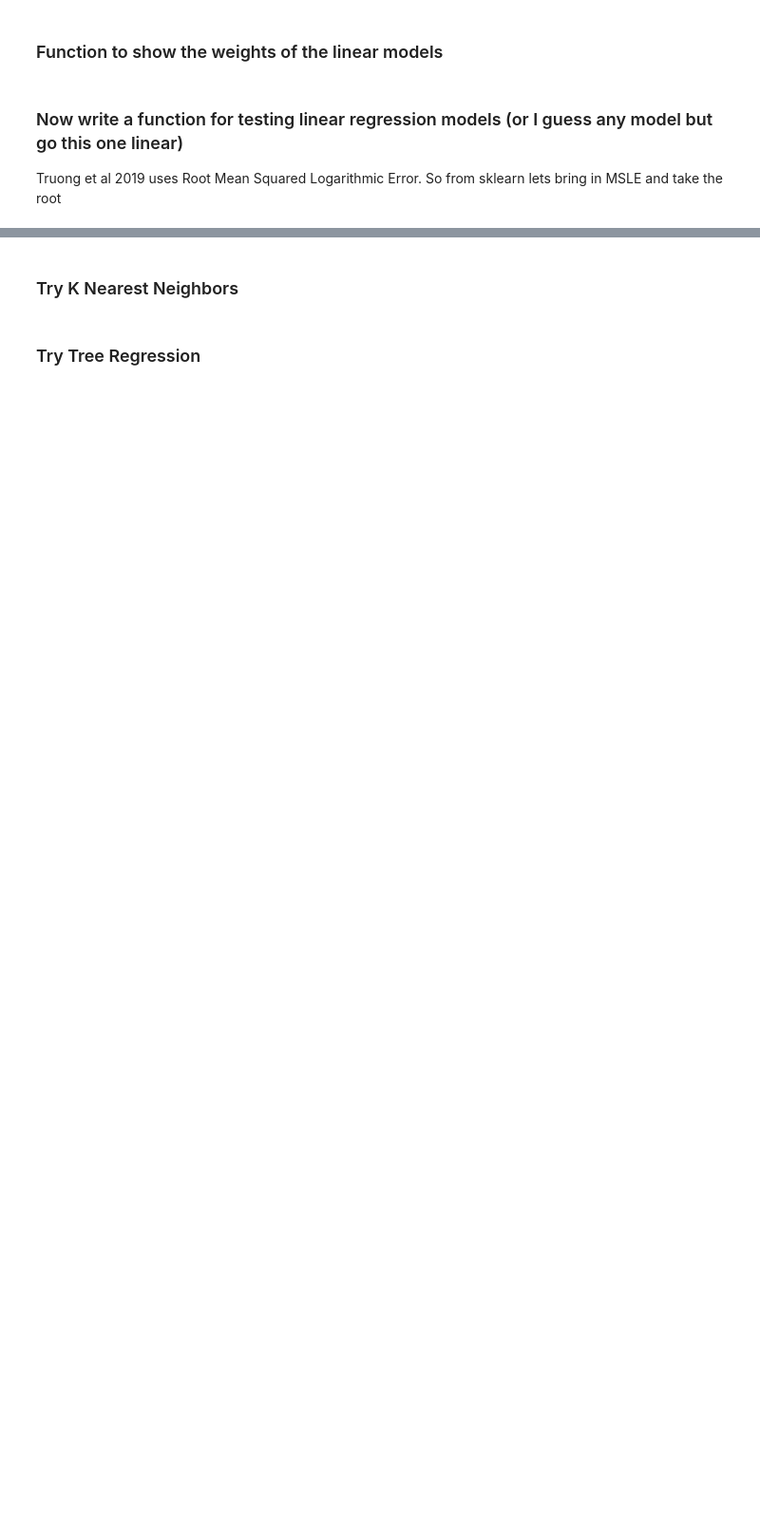
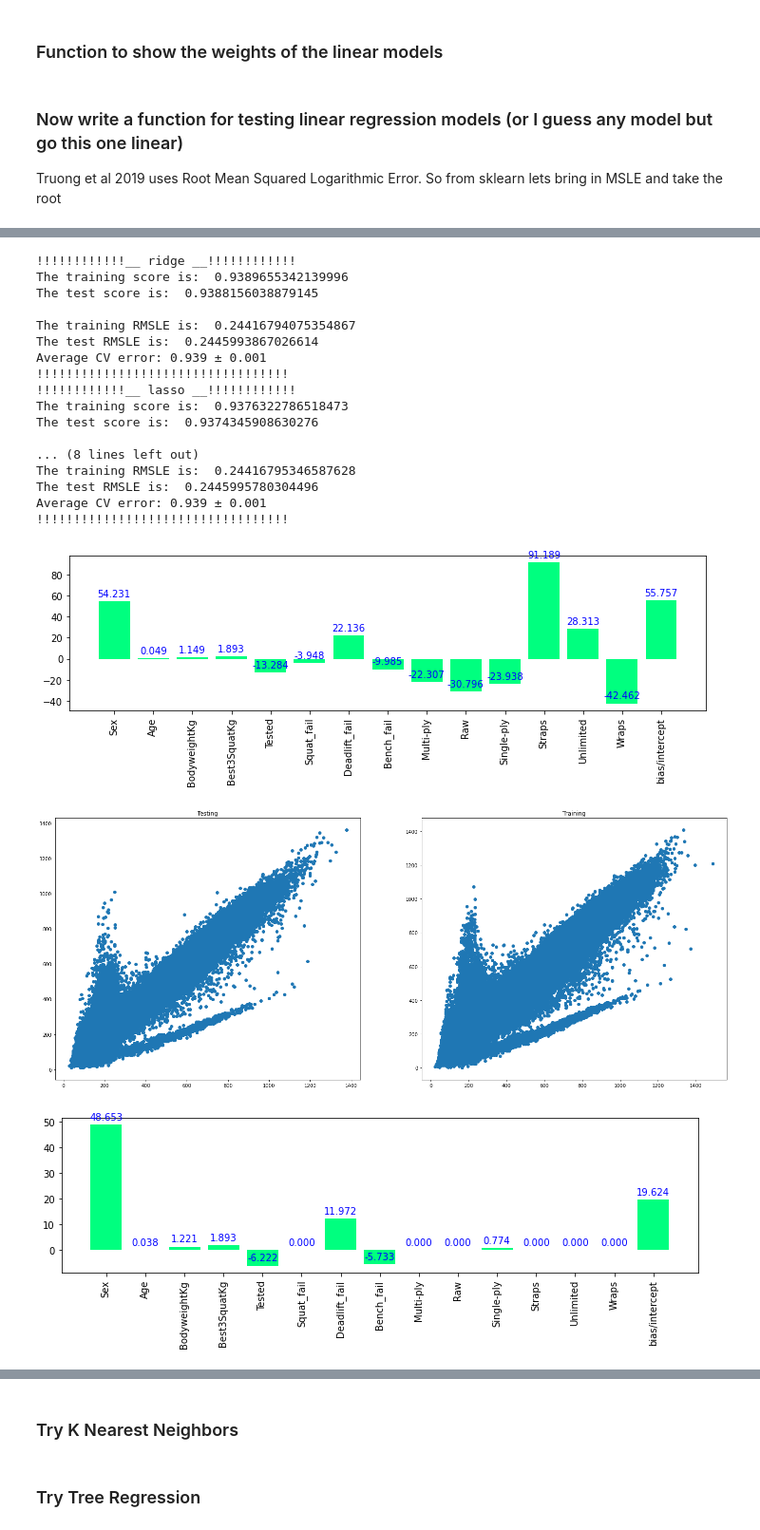
Before and after one commit to pbounds10/applliedML-5156_project, a Jupyter notebook: src/powerlifting.ipynb, the cells around one changed output, grey strips where cells are left out. Shown at 95% size. Saved outputs shown, nothing was run; the diff lists cells and outputs as text; code cells hidden in the pictures; blank space fills up the shorter version.

```diff
--- a/src/powerlifting.ipynb
+++ b/src/powerlifting.ipynb
@@ -689,0 +712,23 @@ Average CV error: 0.938 ± 0.001
+# %%
+test_all_linears('Best3SquatKg')
+# %% [output]
+!!!!!!!!!!!!__ ridge __!!!!!!!!!!!!
+The training score is:  0.9389655342139996
+The test score is:  0.9388156038879145
+
+The training RMSLE is:  0.24416794075354867
+The test RMSLE is:  0.2445993867026614
+Average CV error: 0.939 ± 0.001
+!!!!!!!!!!!!!!!!!!!!!!!!!!!!!!!!!!
+!!!!!!!!!!!!__ lasso __!!!!!!!!!!!!
+The training score is:  0.9376322786518473
+The test score is:  0.9374345908630276
+
+... (8 lines left out)
+The training RMSLE is:  0.24416795346587628
+The test RMSLE is:  0.2445995780304496
+Average CV error: 0.939 ± 0.001
+!!!!!!!!!!!!!!!!!!!!!!!!!!!!!!!!!!
+[figure, added]
+[figure, added]
+[figure, added]
```
Also changed, not shown: parts of 36 cells of this notebook.
